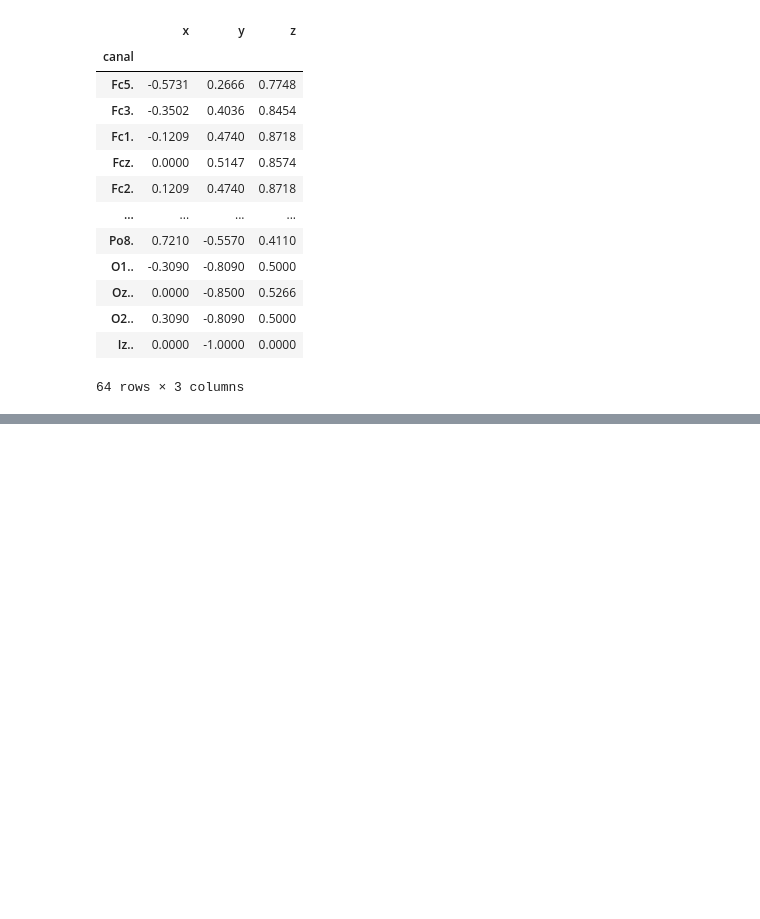
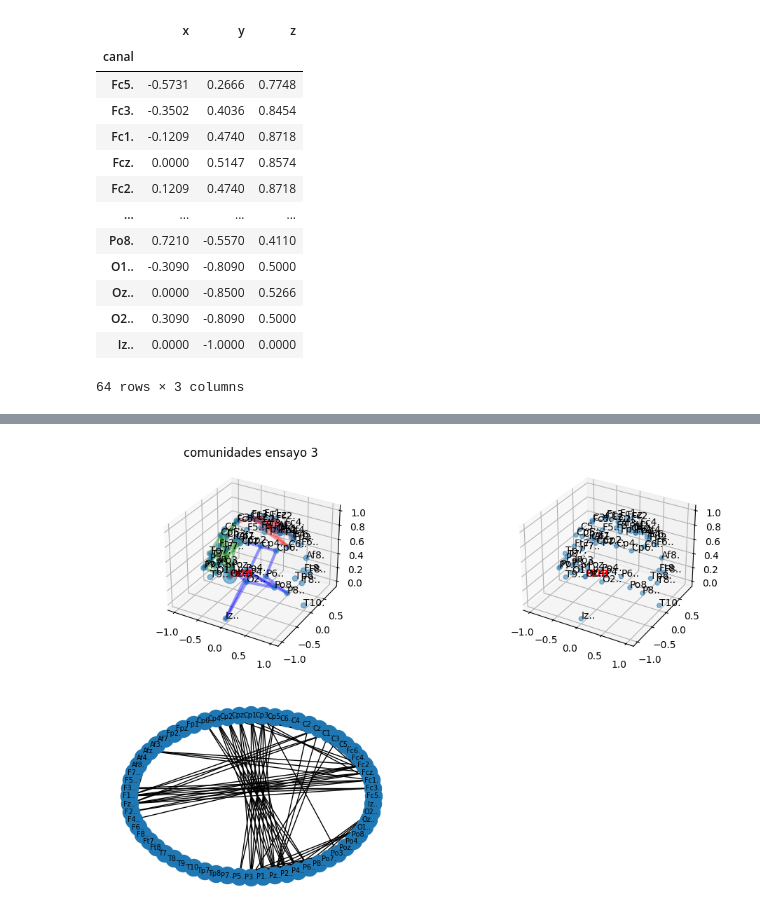
Before and after one commit to Fernando-JAL/Neurociencias-2026-1, a Jupyter notebook: S04_parciales/Parcial_3_profe.ipynb, the cells around one changed output, grey strips where cells are left out. Cells and saved outputs as stored; diff of their text form; code cells hidden in the pictures; blank space fills up the shorter version.

```diff
--- a/S04_parciales/Parcial_3_profe.ipynb
+++ b/S04_parciales/Parcial_3_profe.ipynb
@@ -290,0 +329,15 @@ for idx, (x_,y_,z_) in enumerate(zip(x,y,z)):
+# %%
+#Encapsular código,
+hub = betwenness_[0]
+
+fig = plt.figure(figsize=(12, 8))
+axes = [fig.add_subplot(2, 2, 1, projection='3d'),
+       fig.add_subplot(2, 2, 2, projection='3d'),
+       fig.add_subplot(2,2,3)]
+
+
+grafo_de_comunidades(communities_, hub, coord, axes[0])
+grafo_3d (hub, coord, axes[1])
+ensayo=grado_2d (resultados3, axes[2])
+# %% [output]
+[figure, added]
```
Also changed, not shown: parts of 18 cells of this notebook, 1 other file.
